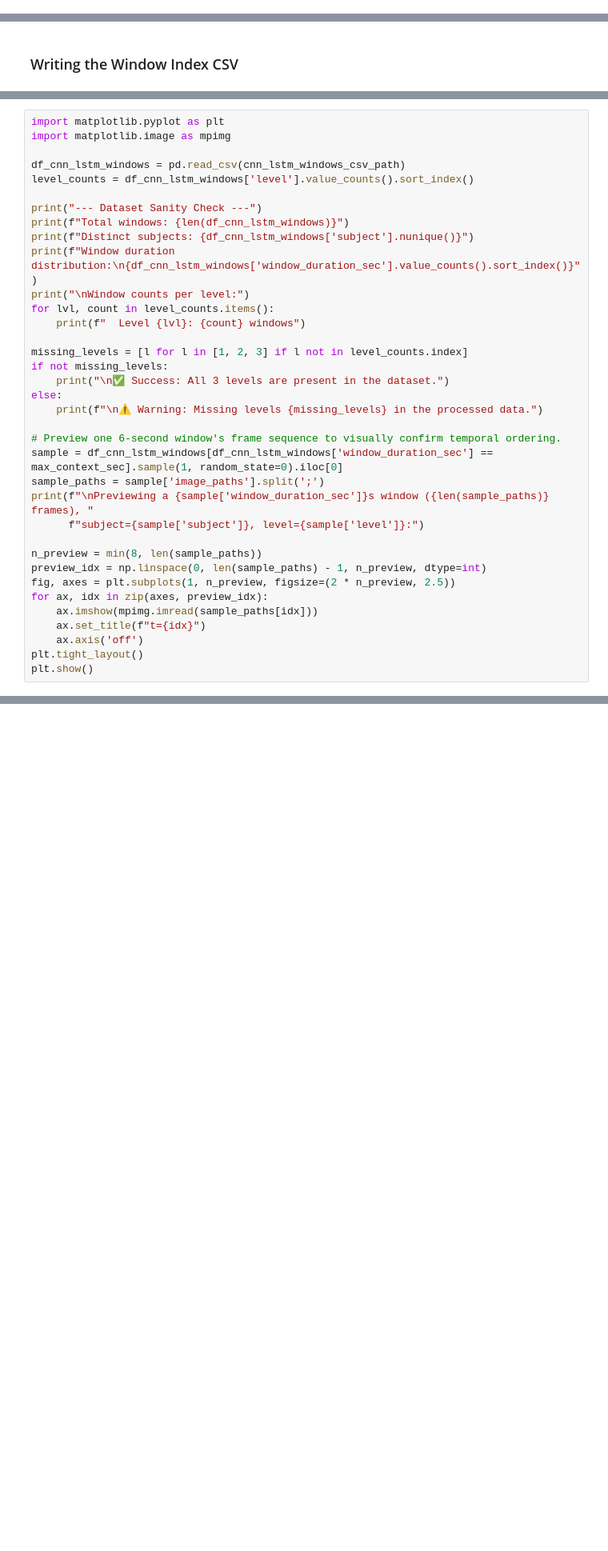
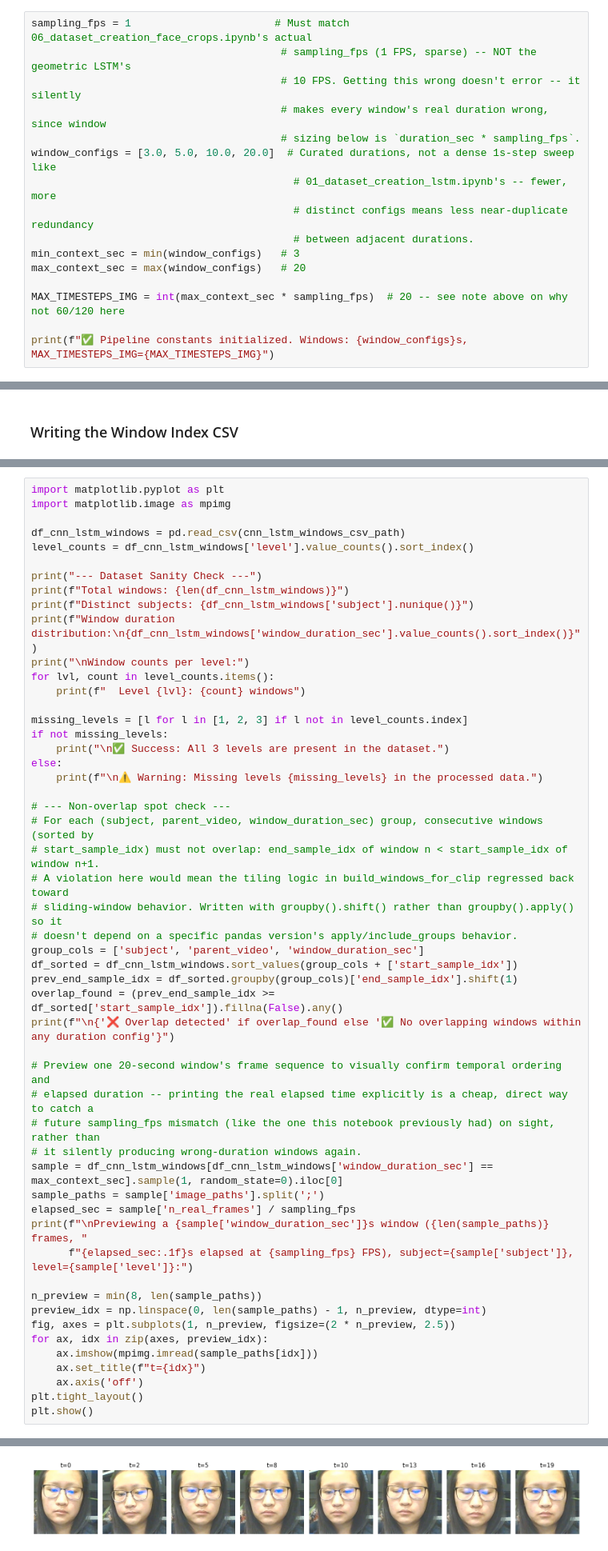
Before and after one commit to alecksandr26/Argus, a Jupyter notebook: notebook/09_dataset_creation_cnn_lstm.ipynb, the cells around one changed output, grey strips where cells are left out. Shown at 80% size. Saved outputs shown, nothing was run; the diff lists cells and outputs as text; blank space fills up the shorter version.

```diff
--- a/notebook/09_dataset_creation_cnn_lstm.ipynb
+++ b/notebook/09_dataset_creation_cnn_lstm.ipynb
@@ -85,0 +94,16 @@ print(f"✅ Pipeline constants initialized. Windows: {window_configs}s, MAX_TIME
+# %%
+sampling_fps = 1                       # Must match 06_dataset_creation_face_crops.ipynb's actual
+                                        # sampling_fps (1 FPS, sparse) -- NOT the geometric LSTM's
+                                        # 10 FPS. Getting this wrong doesn't error -- it silently
+                                        # makes every window's real duration wrong, since window
+                                        # sizing below is `duration_sec * sampling_fps`.
+window_configs = [3.0, 5.0, 10.0, 20.0]  # Curated durations, not a dense 1s-step sweep like
+                                          # 01_dataset_creation_lstm.ipynb's -- fewer, more
+                                          # distinct configs means less near-duplicate redundancy
+                                          # between adjacent durations.
+min_context_sec = min(window_configs)   # 3
+max_context_sec = max(window_configs)   # 20
+
+MAX_TIMESTEPS_IMG = int(max_context_sec * sampling_fps)  # 20 -- see note above on why not 60/120 here
+
+print(f"✅ Pipeline constants initialized. Windows: {window_configs}s, MAX_TIMESTEPS_IMG={MAX_TIMESTEPS_IMG}")
@@ -210,11 +277,27 @@ if not missing_levels:
 else:
     print(f"\n⚠️ Warning: Missing levels {missing_levels} in the processed data.")
 
-# Preview one 6-second window's frame sequence to visually confirm temporal ordering.
+# --- Non-overlap spot check ---
+# For each (subject, parent_video, window_duration_sec) group, consecutive windows (sorted by
+# start_sample_idx) must not overlap: end_sample_idx of window n < start_sample_idx of window n+1.
+# A violation here would mean the tiling logic in build_windows_for_clip regressed back toward
+# sliding-window behavior. Written with groupby().shift() rather than groupby().apply() so it
+# doesn't depend on a specific pandas version's apply/include_groups behavior.
+group_cols = ['subject', 'parent_video', 'window_duration_sec']
+df_sorted = df_cnn_lstm_windows.sort_values(group_cols + ['start_sample_idx'])
+prev_end_sample_idx = df_sorted.groupby(group_cols)['end_sample_idx'].shift(1)
+overlap_found = (prev_end_sample_idx >= df_sorted['start_sample_idx']).fillna(False).any()
+print(f"\n{'❌ Overlap detected' if overlap_found else '✅ No overlapping windows within any duration config'}")
+
+# Preview one 20-second window's frame sequence to visually confirm temporal ordering and
+# elapsed duration -- printing the real elapsed time explicitly is a cheap, direct way to catch a
+# future sampling_fps mismatch (like the one this notebook previously had) on sight, rather than
+# it silently producing wrong-duration windows again.
 sample = df_cnn_lstm_windows[df_cnn_lstm_windows['window_duration_sec'] == max_context_sec].sample(1, random_state=0).iloc[0]
 sample_paths = sample['image_paths'].split(';')
-print(f"\nPreviewing a {sample['window_duration_sec']}s window ({len(sample_paths)} frames), "
-      f"subject={sample['subject']}, level={sample['level']}:")
+elapsed_sec = sample['n_real_frames'] / sampling_fps
+print(f"\nPreviewing a {sample['window_duration_sec']}s window ({len(sample_paths)} frames, "
+      f"{elapsed_sec:.1f}s elapsed at {sampling_fps} FPS), subject={sample['subject']}, level={sample['level']}:")
 
 n_preview = min(8, len(sample_paths))
 preview_idx = np.linspace(0, len(sample_paths) - 1, n_preview, dtype=int)
@@ -225,3 +308,4 @@ for ax, idx in zip(axes, preview_idx):
     ax.axis('off')
 plt.tight_layout()
 plt.show()
+# %% [output]
@@ -227,0 +329 @@ plt.show()
+[figure, added]
```
Also changed, not shown: parts of 13 cells of this notebook, 48 other files.
